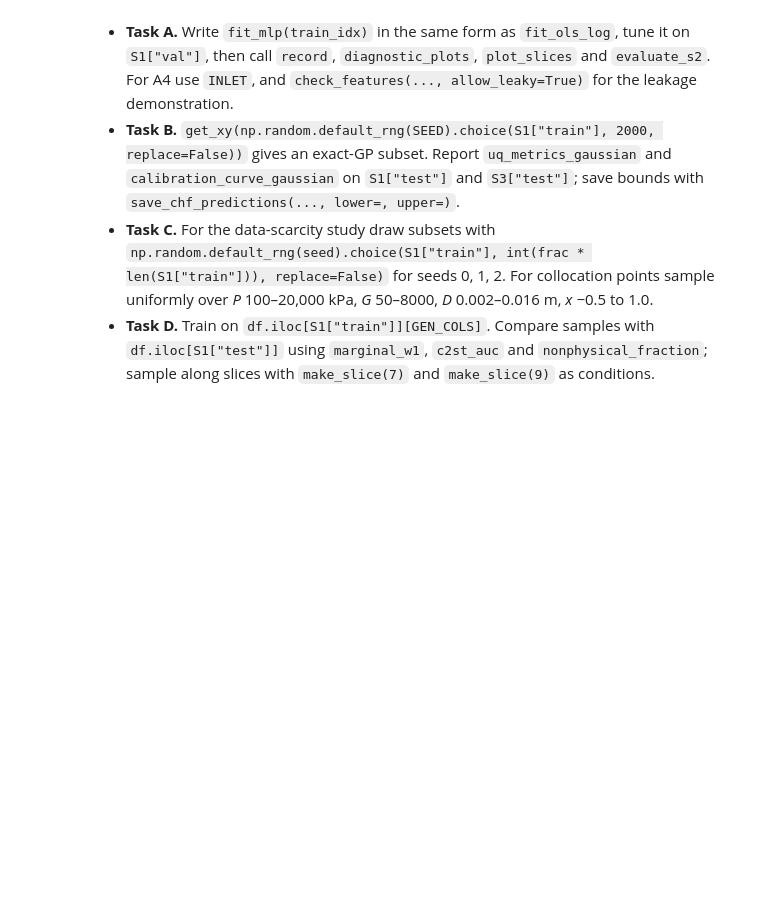
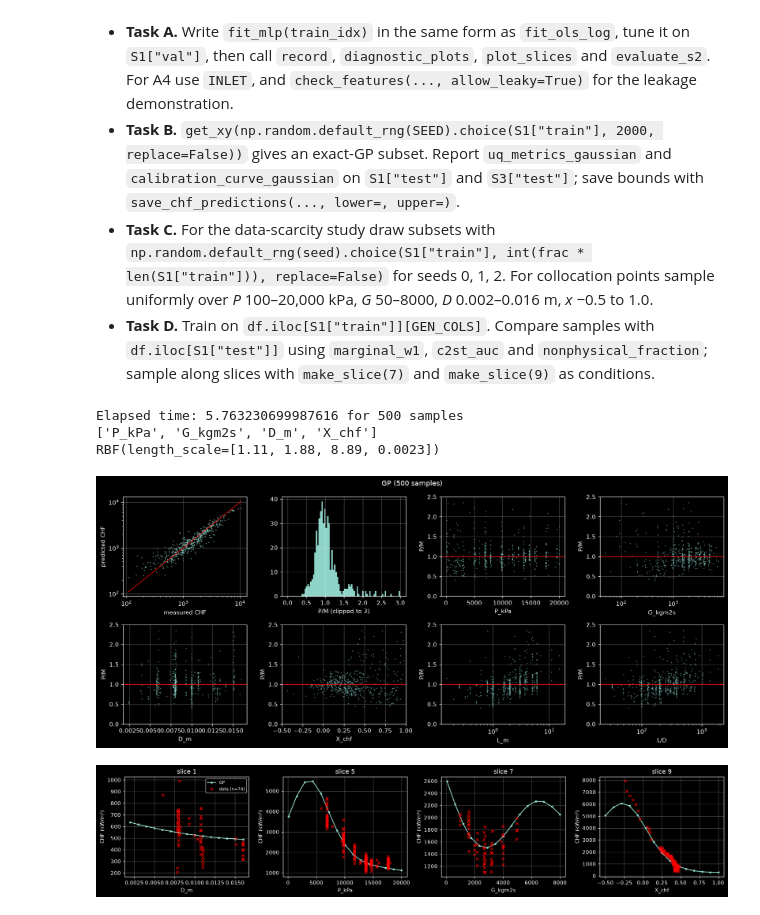
Before and after one commit to JosephAmador56/MECH4V95_Homework, a Jupyter notebook: starter_notebook.ipynb, the cells around one changed output. Drawn from its saved outputs; the diff is of its cells as text; code cells hidden in the pictures; blank space fills up the shorter version.

```diff
--- a/starter_notebook.ipynb
+++ b/starter_notebook.ipynb
@@ -304,6 +347,18 @@ display(pd.Series(sizes, name="rows").to_frame())
 def chf_metrics(y_true, y_pred):
     """
     y_true, y_pred: CHF in kW/m2 (exponentiate first if you model ln CHF).
+
+    Metrics:
+    n (int): Number of data points evaluated.
+    mean_PM (float): Mean prediction-to-measurement ratio (P/M).
+    std_PM (float): Sample standard deviation of the P/M ratios (ddof=1).
+    RMSPE_% (float): Root mean square percentage error, expressed as a percentage.
+    MAPE_% (float): Mean absolute percentage error, expressed as a percentage.
+    EQ2 (float): Normalized sum of squared errors, calculated as the sum of
+        squared prediction errors divided by the total sum of squares about
+        the mean of the measured values. Lower values indicate better
+        predictions; 0 indicates perfect predictions.
+
     :param y_true:
     :param y_pred:
     :return:
@@ -557,59 +634,62 @@ save_chf_predictions("baseline", S1["test"], ols(df.iloc[S1["test"]]))
 from sklearn.gaussian_process import GaussianProcessRegressor
 from sklearn.gaussian_process.kernels import RBF
 from sklearn.preprocessing import StandardScaler
 import time
-
-def create_gp_regression_model():
-    kernel = RBF(
-    length_scale=np.ones(len(LOCAL)) # ARD (i.e. one length scale per input)
-    )
-    # Compute the variance of the ln(CHF) using the sample variance formula
-    variance = np.sum((Y_train - Y_train.mean())**2)/ (Y_train.size - 1)
-    # Create GP Regressor
-    gp = GaussianProcessRegressor(
-        kernel=kernel,
-        alpha=variance,
-        n_restarts_optimizer=9,
-        normalize_y=True, # normalize_y to match the prior (zero-mean, unit-variance)
-        #random_state=SEED # Uses seed for random number generation to initialize centers (NOT SURE IF SHE WANTS US TO DO THIS)
-    )
-
-    # Train GP and measure elapsed time
-    start_time = time.perf_counter()
-    gp.fit(X_train_scaled, Y_train)
-    end_time = time.perf_counter()
-    print(f"Elapsed time: {end_time - start_time} for {subset} samples")
-    print(gp.kernel_)
-
-    return lambda d: np.exp(gp.predict(scaler.transform(d[LOCAL].to_numpy(dtype=float))))
 
 subsets = [500, 2000, 5000]
 for subset in subsets:
     break
 
 subset = 500
 
 # Create random subset
 idx = np.random.default_rng(SEED).choice(S1["train"], subset, replace=False)
 
 # Get X: Input feature arrays and Y: Target arrays in ln(CHF)
 X_val, Y_val = get_xy(S1["val"])
 X_test, Y_test = get_xy(S1["test"])
 X_train,Y_train = get_xy(idx)
+# ADD A COMMENT FOR WHICH SECTIONS ARE WHICH AND WHICH SPLITS ARE WHICH OR PUT IT IN MY WORD DOC I CANT REMEMBER THEM
 
 # Create scaler for input standardization
 scaler = StandardScaler()
 scaler.fit(X_train) # Compute the mean and std to be used for later scaling
 X_train_scaled = scaler.transform(X_train) # Perform standardization by centering and scaling
 
-create_gp_regression_model()
+kernel = RBF(
+    length_scale=np.ones(len(LOCAL)) # ARD (i.e. one length scale per input)
+)
+# Compute the variance of the ln(CHF) using the sample variance formula
+variance = np.sum((Y_train - Y_train.mean())**2)/ (Y_train.size - 1)
+# Create GP Regressor
+gp = GaussianProcessRegressor(
+    kernel=kernel,
+    alpha=variance,
+    n_restarts_optimizer=9,
+    normalize_y=True, # normalize_y to match the prior (zero-mean, unit-variance)
+    #random_state=SEED # Uses seed for random number generation to initialize centers (NOT SURE IF SHE WANTS US TO DO THIS)
+)
 
-mean_prediction_logspace, std_prediction_logspace = gp.predict(X_train_scaled, return_std=True)
-mean_prediction = np.exp(mean_prediction_logspace)
-chf_metrics(np.exp(Y_train), mean_prediction)
-diagnostic_plots(idx, mean_prediction, f"GP ({subset} samples")
+# Train GP and measure elapsed time
+start_time = time.perf_counter()
+gp.fit(X_train_scaled, Y_train)
+end_time = time.perf_counter()
+print(f"Elapsed time: {end_time - start_time} for {subset} samples")
+print(LOCAL)
+print(gp.kernel_)
+
+# GP prediction
+mean_prediction, std_prediction = np.exp(gp.predict(X_train_scaled, return_std=True))
+
+diagnostic_plots(idx, mean_prediction, f"GP ({subset} samples)")
 
 for name, j in [("S1 val", S1["val"]), ("S1 test", S1["test"]), ("low-G test", LOWG_TEST)]:
     record(f"GP ({subset} samples)", name, df[TARGET].to_numpy()[j], np.exp(gp.predict(scaler.transform(get_xy(j)[0]))))
 plot_slices({"GP": lambda d: np.exp(gp.predict(scaler.transform(d[LOCAL].to_numpy(dtype=float))))})
 display(results_table())
+# %% [output]
+Elapsed time: 5.763230699987616 for 500 samples
+['P_kPa', 'G_kgm2s', 'D_m', 'X_chf']
+RBF(length_scale=[1.11, 1.88, 8.89, 0.0023])
+[figure, added]
+[figure, added]
```
Also changed, not shown: parts of 11 cells of this notebook.
